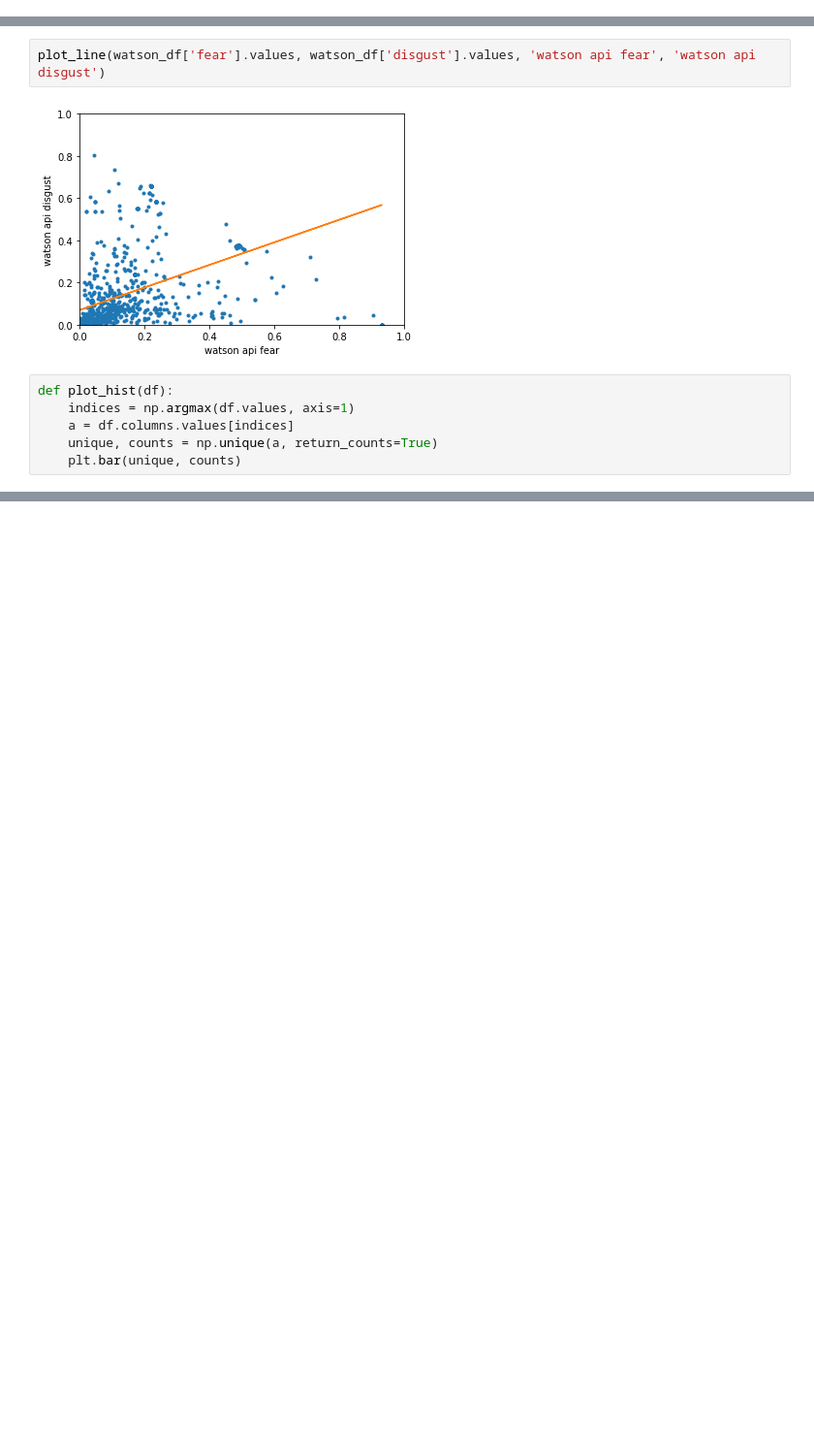
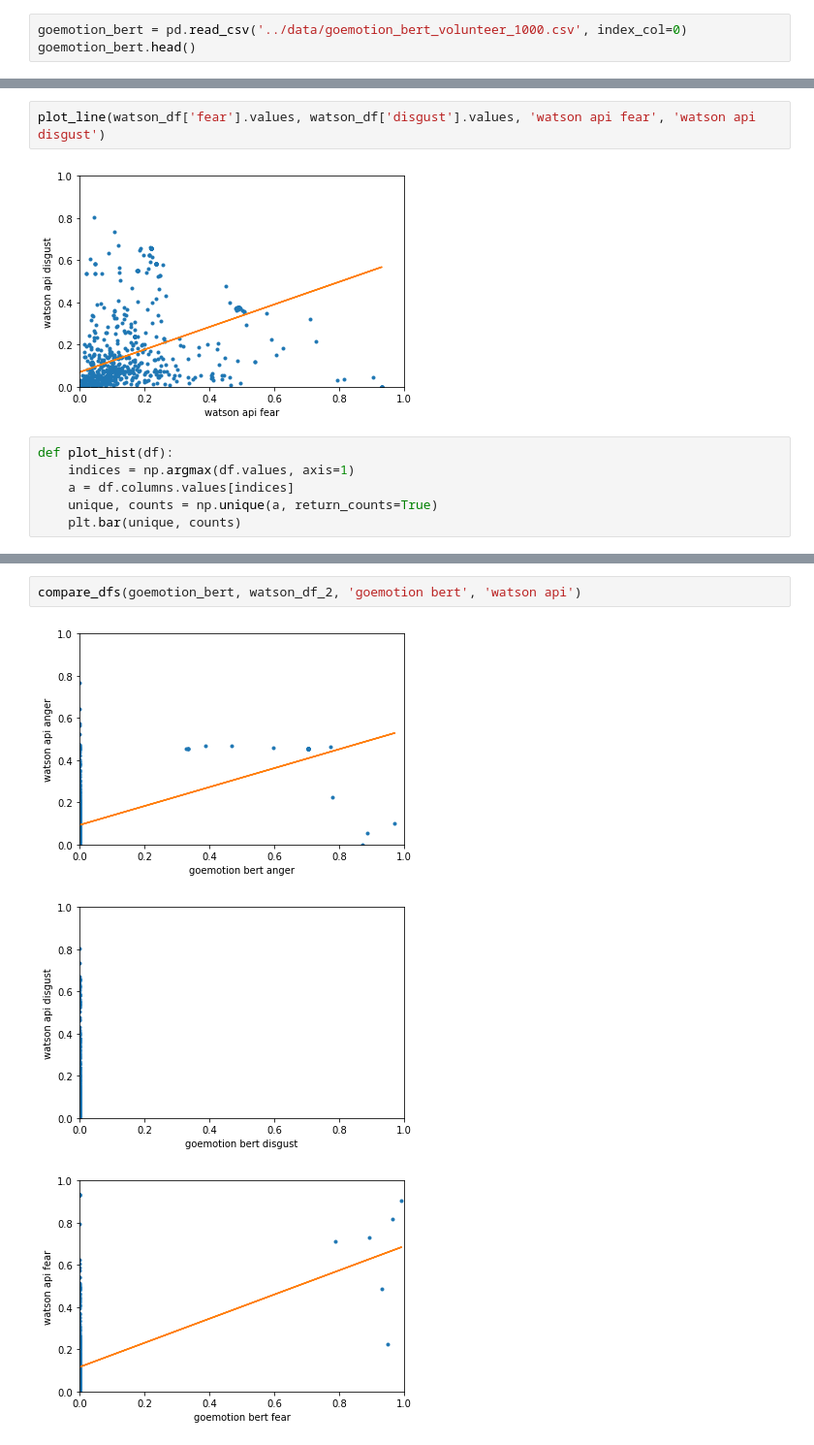
Before and after one commit to cdolfi/epik_open, a Jupyter notebook: notebooks/compare_models.ipynb, the cells around one changed output, grey strips where cells are left out. Shown at 97% size. Cells and saved outputs as stored; diff of their text form; blank space fills up the shorter version.

Commit message:
goemotion bert data

```diff
--- a/notebooks/compare_models.ipynb
+++ b/notebooks/compare_models.ipynb
@@ -51,0 +52,3 @@ t5_emotion.head()
+# %%
+goemotion_bert = pd.read_csv('../data/goemotion_bert_volunteer_1000.csv', index_col=0)
+goemotion_bert.head()
@@ -145,0 +157,6 @@ compare_dfs(t5_emotion, watson_df_2, 't5 emotion', 'watson api')
+# %%
+compare_dfs(goemotion_bert, watson_df_2, 'goemotion bert', 'watson api')
+# %% [output]
+[figure, added]
+[figure, added]
+[figure, added]
```
Also changed, not shown: parts of 22 cells of this notebook, 1 other file.
